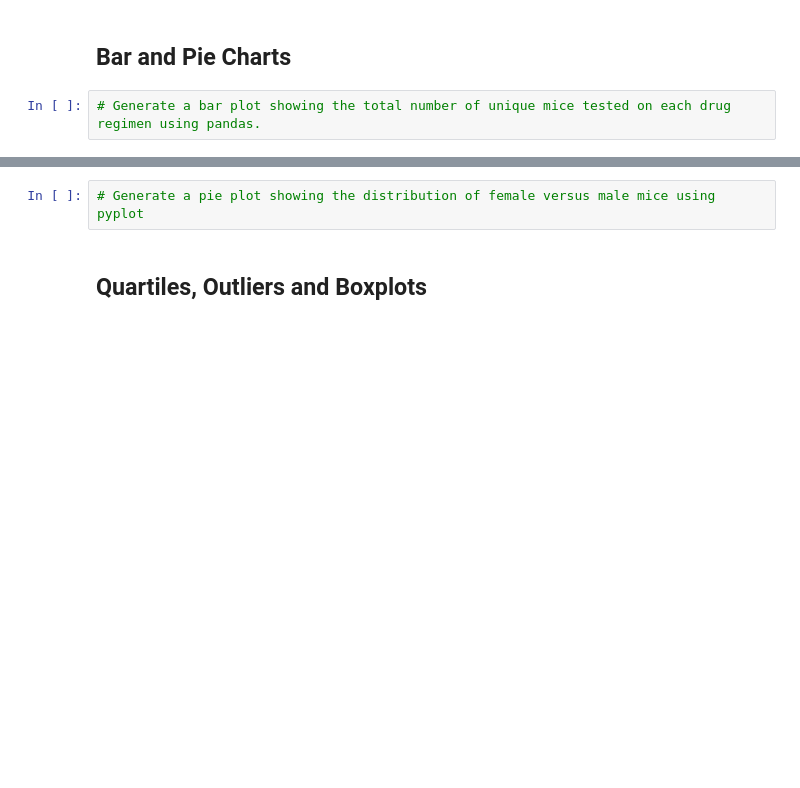
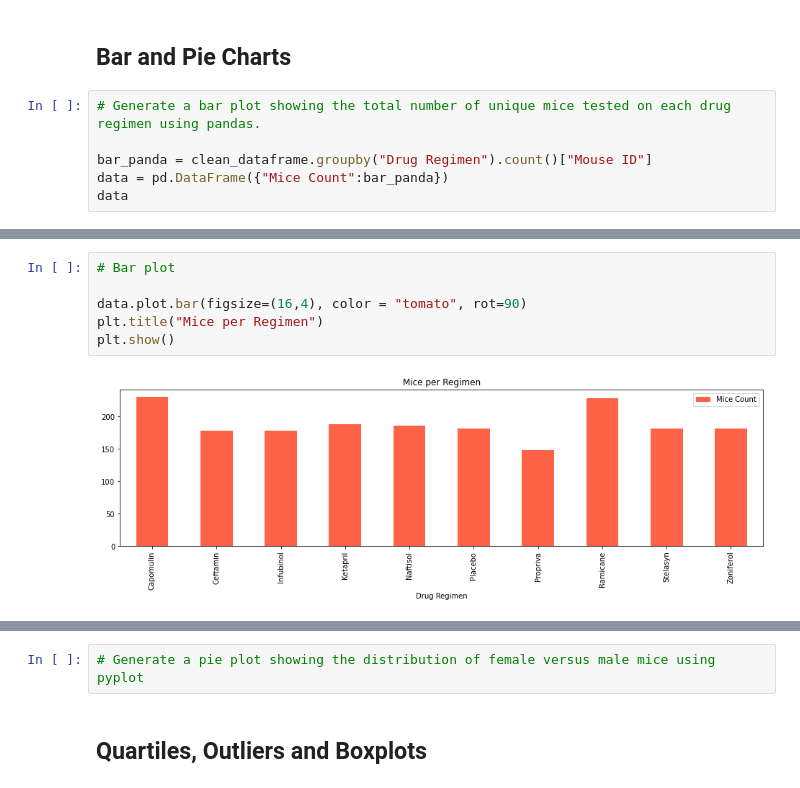
Before and after one commit to uldom/Matplotlib_Challenge, a Jupyter notebook: Pymaceuticals/pymaceuticals_starter.ipynb, the cells around one changed output, grey strips where cells are left out. Cells and saved outputs as stored; diff of their text form; blank space fills up the shorter version.

Commit message:
Bar charts

```diff
--- a/Pymaceuticals/pymaceuticals_starter.ipynb
+++ b/Pymaceuticals/pymaceuticals_starter.ipynb
@@ -182,3 +203,7 @@ stats
 ## Bar and Pie Charts
 # %%
 # Generate a bar plot showing the total number of unique mice tested on each drug regimen using pandas.
+
+bar_panda = clean_dataframe.groupby("Drug Regimen").count()["Mouse ID"]
+data = pd.DataFrame({"Mice Count":bar_panda})
+data
@@ -185,2 +223,10 @@ stats
+# %%
+# Bar plot
+
+data.plot.bar(figsize=(16,4), color = "tomato", rot=90)
+plt.title("Mice per Regimen")
+plt.show()
+# %% [output]
+[figure, added]
 # %%
 # Generate a bar plot showing the total number of unique mice tested on each drug regimen using pyplot.
```
Also changed, not shown: parts of 5 cells of this notebook.
